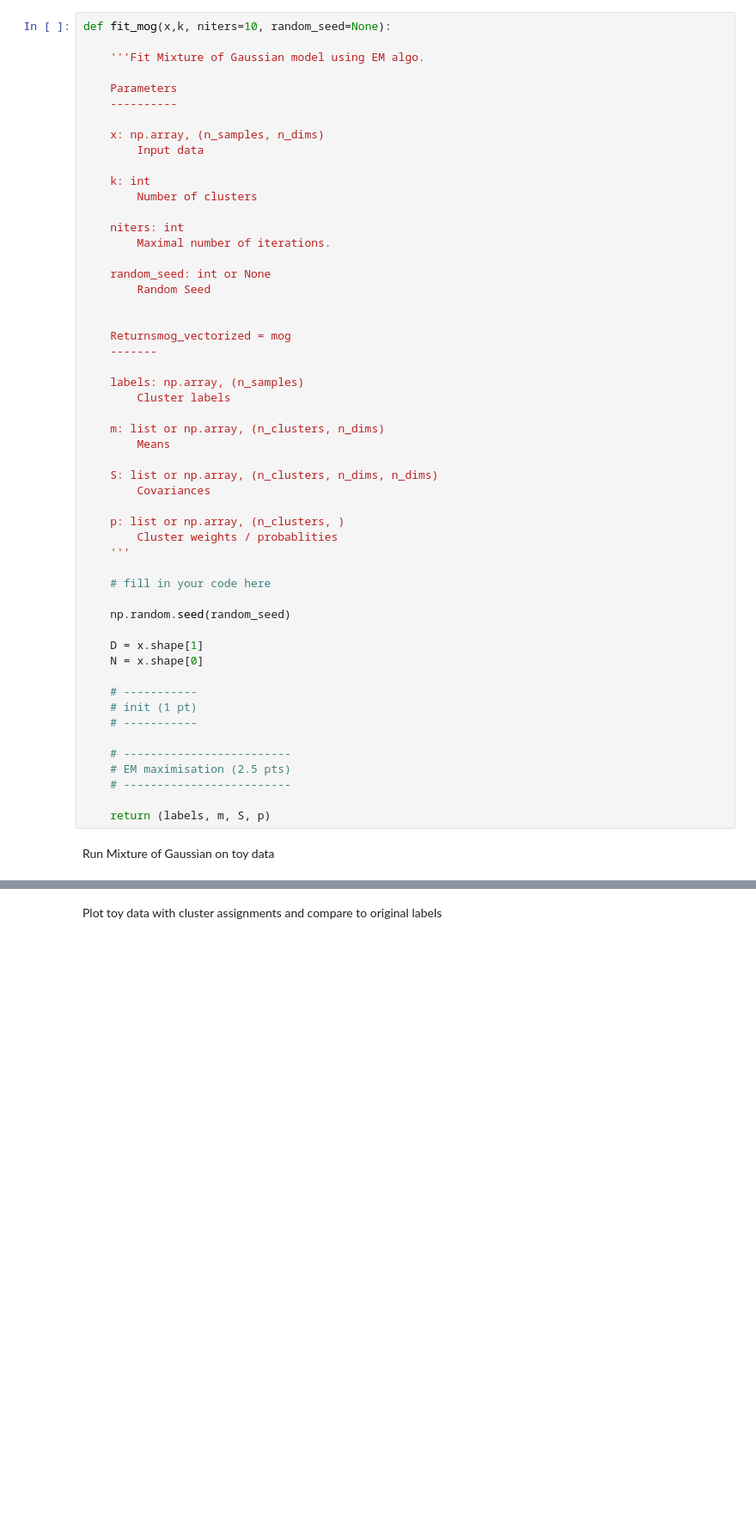
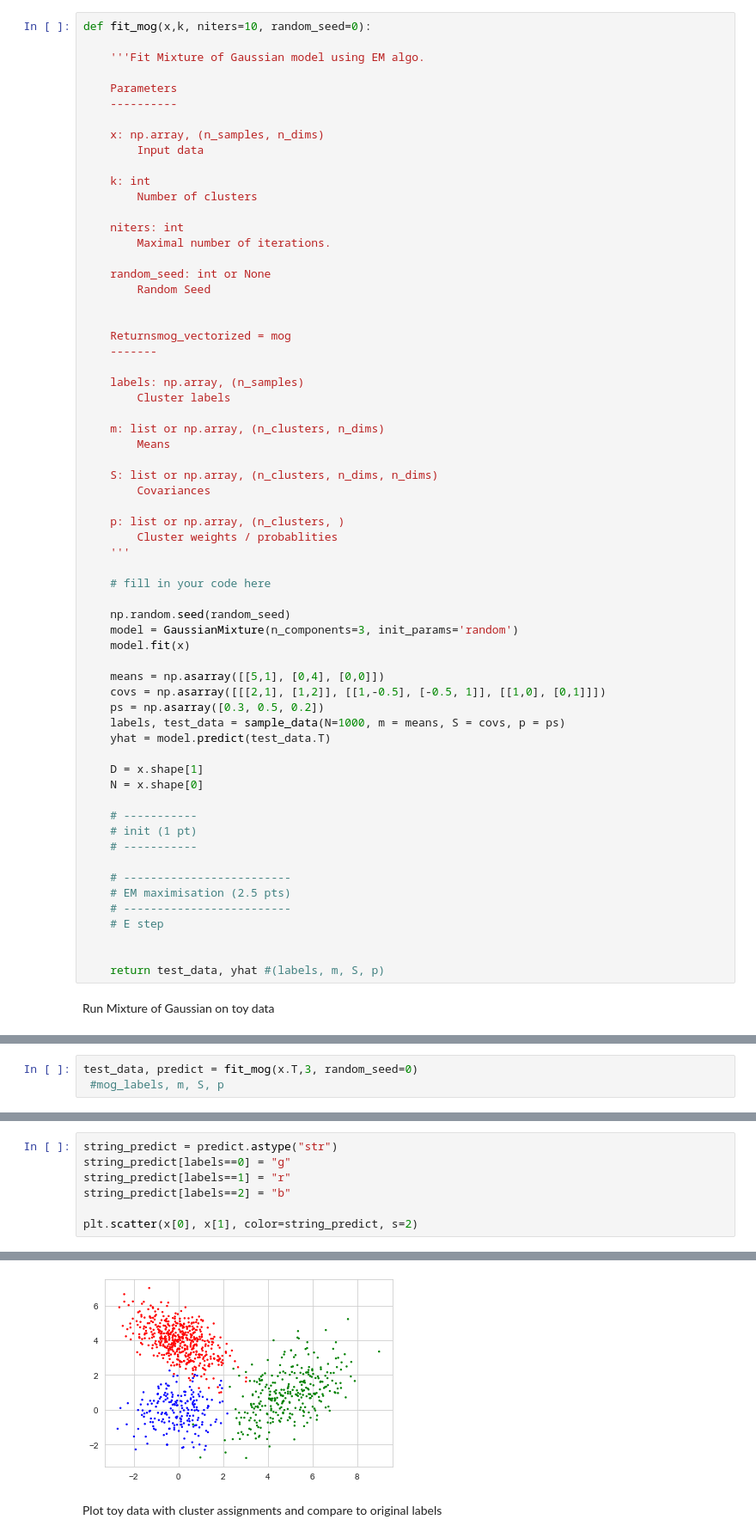
Before and after one commit to mdittschar/NDS, a Jupyter notebook: CodingLab2.ipynb, the cells around one changed output, grey strips where cells are left out. Shown at 86% size. Drawn from its saved outputs; the diff is of its cells as text; blank space fills up the shorter version.

```diff
--- a/CodingLab2.ipynb
+++ b/CodingLab2.ipynb
@@ -111,7 +162,7 @@ Implement the EM algorithm to fit a Gaussian mixture model in `fit_mog()`.  Sort
 
 *Grading: 4 pts*
 # %%
-def fit_mog(x,k, niters=10, random_seed=None):
+def fit_mog(x,k, niters=10, random_seed=0):
 
     '''Fit Mixture of Gaussian model using EM algo.
 
@@ -150,6 +201,14 @@ def fit_mog(x,k, niters=10, random_seed=None):
     # fill in your code here
 
     np.random.seed(random_seed)
+    model = GaussianMixture(n_components=3, init_params='random')
+    model.fit(x)
+
+    means = np.asarray([[5,1], [0,4], [0,0]])
+    covs = np.asarray([[[2,1], [1,2]], [[1,-0.5], [-0.5, 1]], [[1,0], [0,1]]])
+    ps = np.asarray([0.3, 0.5, 0.2])
+    labels, test_data = sample_data(N=1000, m = means, S = covs, p = ps)
+    yhat = model.predict(test_data.T)
 
     D = x.shape[1]
     N = x.shape[0]
@@ -161,7 +220,9 @@ def fit_mog(x,k, niters=10, random_seed=None):
     # -------------------------
     # EM maximisation (2.5 pts)
     # -------------------------
+    # E step
 
-    return (labels, m, S, p)
+
+    return test_data, yhat #(labels, m, S, p)
 # %% [markdown]
 Run Mixture of Gaussian on toy data
@@ -169,0 +229,3 @@ mog_labels, m, S, p = fit_mog(x,3, random_seed=0)
+# %%
+test_data, predict = fit_mog(x.T,3, random_seed=0)
+ #mog_labels, m, S, p
@@ -169,0 +234,8 @@ mog_labels, m, S, p = fit_mog(x,3, random_seed=0)
+# %%
+string_predict = predict.astype("str")
+string_predict[labels==0] = "g"
+string_predict[labels==1] = "r"
+string_predict[labels==2] = "b"
+
+plt.scatter(x[0], x[1], color=string_predict, s=2)
+# %% [output]
@@ -170,3 +243,4 @@ mog_labels, m, S, p = fit_mog(x,3, random_seed=0)
+[figure, added]
 # %% [markdown]
 Plot toy data with cluster assignments and compare to original labels
 # %%
```
Also changed, not shown: parts of 9 cells of this notebook.
